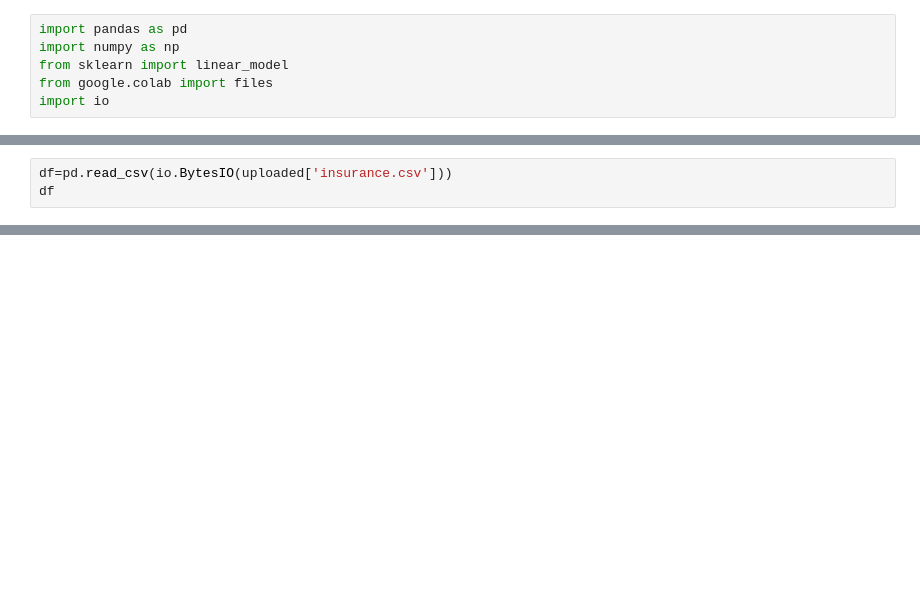
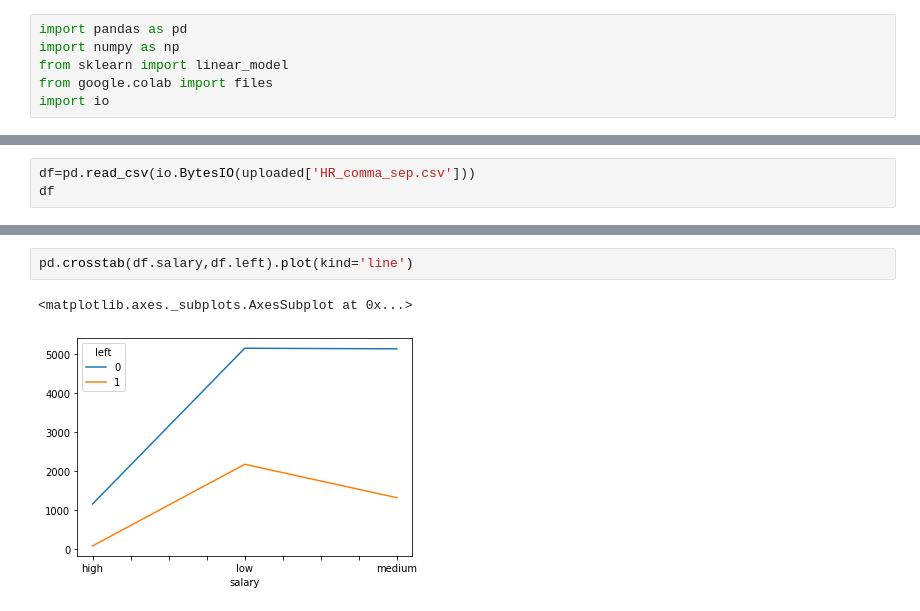
Before and after one commit to Homedepot5/DataScience, a Jupyter notebook: Logistic_Regression_HR_Employe_retentaion.ipynb, the cells around one changed output, grey strips where cells are left out. Cells and saved outputs as stored; diff of their text form; blank space fills up the shorter version.

```diff
--- a/Logistic_Regression_HR_Employe_retentaion.ipynb
+++ b/Logistic_Regression_HR_Employe_retentaion.ipynb
@@ -14,3 +14,3 @@ MessageError: ignored
 # %%
-df=pd.read_csv(io.BytesIO(uploaded['insurance.csv']))
+df=pd.read_csv(io.BytesIO(uploaded['HR_comma_sep.csv']))
 df
@@ -16,0 +75,5 @@ df
+# %%
+pd.crosstab(df.salary,df.left).plot(kind='line')
+# %% [output]
+<matplotlib.axes._subplots.AxesSubplot at 0x...>
+[figure, added]
```
Also changed, not shown: parts of 18 cells of this notebook.
